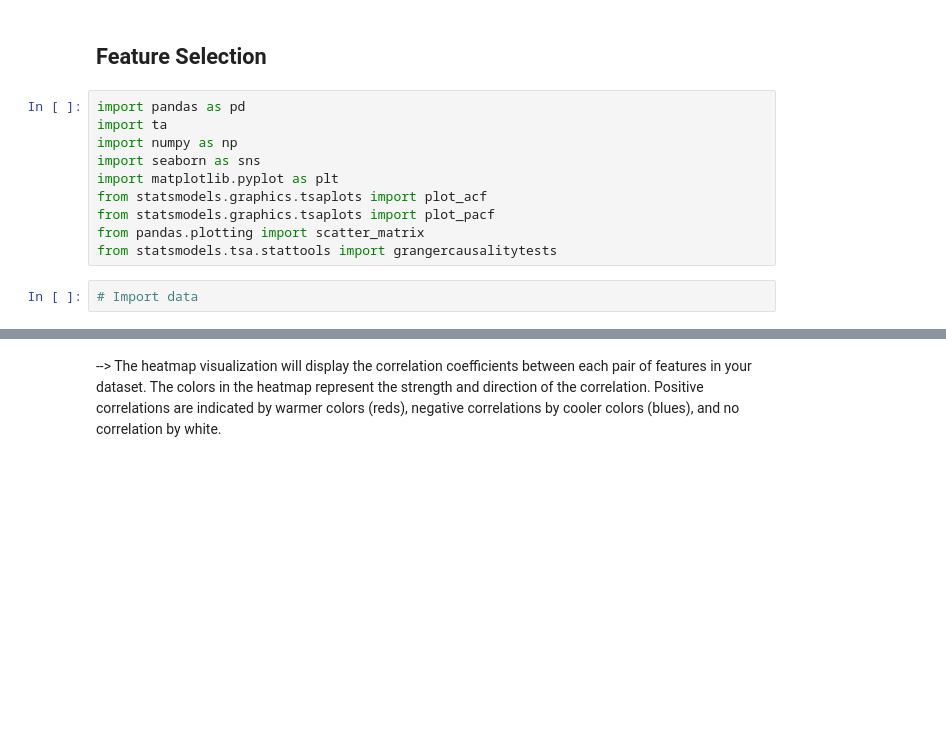
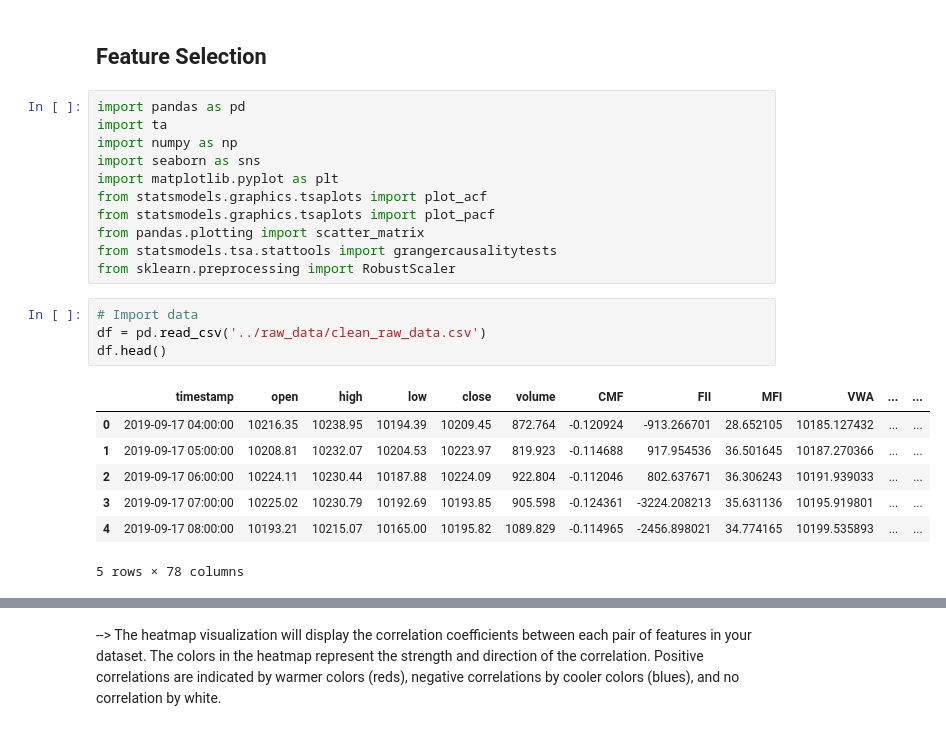
Before and after one commit to MehmetSever09/assist_trader, a Jupyter notebook: notebook/Feature Selection - Completed Dataset .ipynb, the cells around one changed output, grey strips where cells are left out. Cells and saved outputs as stored; diff of their text form; blank space fills up the shorter version.

```diff
--- a/notebook/Feature Selection - Completed Dataset .ipynb
+++ b/notebook/Feature Selection - Completed Dataset .ipynb
@@ -10,5 +10,16 @@ from statsmodels.graphics.tsaplots import plot_acf
 from statsmodels.graphics.tsaplots import plot_pacf
 from pandas.plotting import scatter_matrix
 from statsmodels.tsa.stattools import grangercausalitytests
+from sklearn.preprocessing import RobustScaler
 # %%
 # Import data
+df = pd.read_csv('../raw_data/clean_raw_data.csv')
+df.head()
+# %% [output]
+|  | timestamp | open | high | low | close | volume | CMF | FII | MFI | VWA | ... | ... |
+| 0 | 2019-09-17 04:00:00 | 10216.35 | 10238.95 | 10194.39 | 10209.45 | 872.764 | -0.120924 | -913.266701 | 28.652105 | 10185.127432 | ... | ... |
+| 1 | 2019-09-17 05:00:00 | 10208.81 | 10232.07 | 10204.53 | 10223.97 | 819.923 | -0.114688 | 917.954536 | 36.501645 | 10187.270366 | ... | ... |
+| 2 | 2019-09-17 06:00:00 | 10224.11 | 10230.44 | 10187.88 | 10224.09 | 922.804 | -0.112046 | 802.637671 | 36.306243 | 10191.939033 | ... | ... |
+| 3 | 2019-09-17 07:00:00 | 10225.02 | 10230.79 | 10192.69 | 10193.85 | 905.598 | -0.124361 | -3224.208213 | 35.631136 | 10195.919801 | ... | ... |
+| 4 | 2019-09-17 08:00:00 | 10193.21 | 10215.07 | 10165.00 | 10195.82 | 1089.829 | -0.114965 | -2456.898021 | 34.774165 | 10199.535893 | ... | ... |
+5 rows × 78 columns
```
Also changed, not shown: parts of 18 cells of this notebook, 2 other files.
